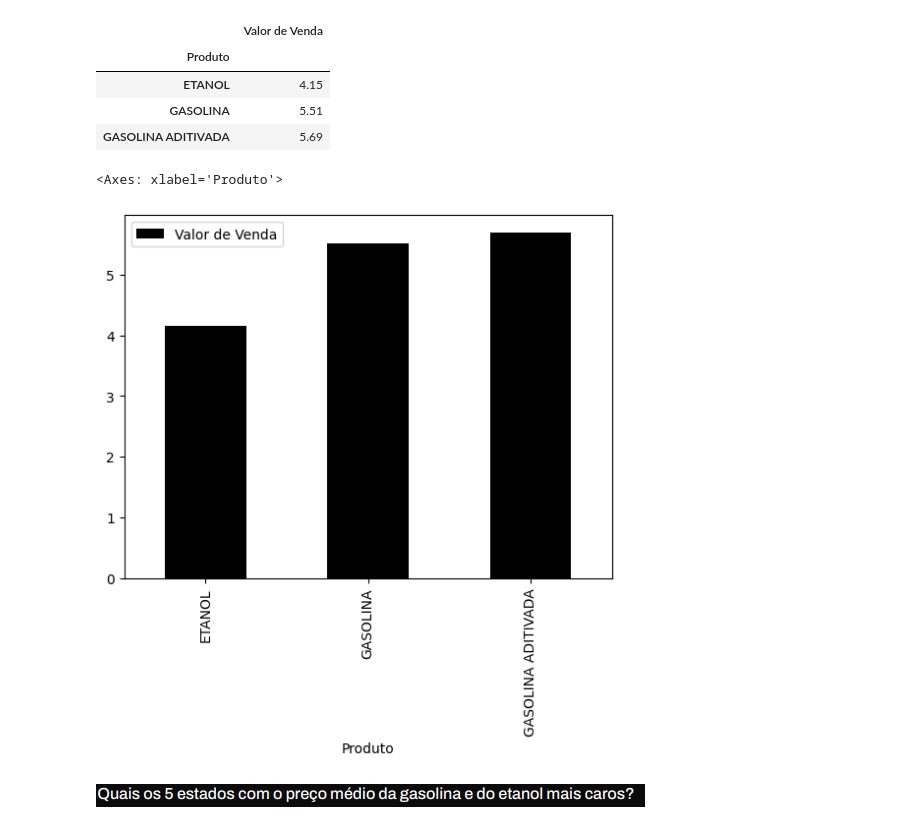
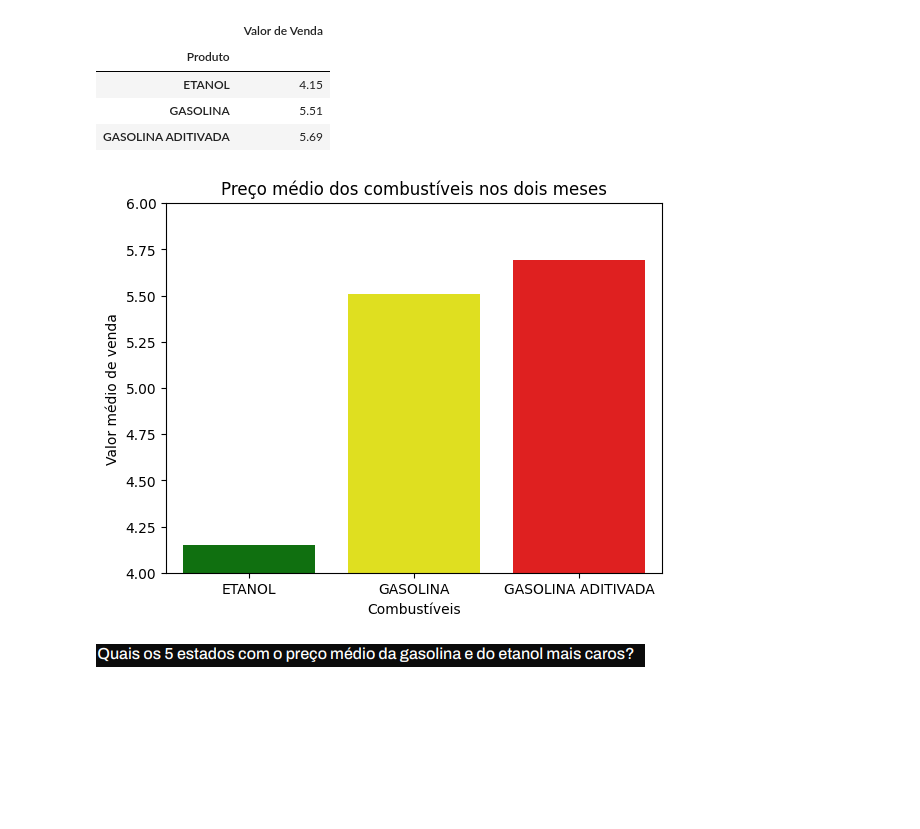
Before and after one commit to CassioRibeiro/PGM4, a Jupyter notebook: PGM4.ipynb, the cells around one changed output. Saved outputs shown, nothing was run; the diff lists cells and outputs as text; code cells hidden in the pictures; blank space fills up the shorter version.

Commit message:
Gráficos adicionados e as 4 ultimas querys feitas

```diff
--- a/PGM4.ipynb
+++ b/PGM4.ipynb
@@ -162,11 +155,22 @@ preco_medio
 | ETANOL | 4.15 |
 | GASOLINA | 5.51 |
 | GASOLINA ADITIVADA | 5.69 |
-# %%
-preco_medio.plot.bar(color = 'black')
-# %% [output]
-<Axes: xlabel='Produto'>
-[figure, removed]
+# %%
+# Dicionário para atrabuir uma cor para cada tipo de combustível
+cores_combustiveis = {'ETANOL': 'green',
+         'GASOLINA': 'yellow',
+         'GASOLINA ADITIVADA': 'red'}
+# %%
+# Gráfico pare representar o preço médio nesses dois meses
+plt.figure()
+sns.barplot(x= preco_medio.index, y=preco_medio['Valor de Venda'], palette=cores_combustiveis)
+plt.ylim(4,6)
+plt.title('Preço médio dos combustíveis nos dois meses')
+plt.xlabel('Combustíveis')
+plt.ylabel('Valor médio de venda')
+plt.show()
+# %% [output]
+[figure, added]
 # %% [markdown]
 ![image.png](embedded-picture-1)
 # %% [markdown]
```
Also changed, not shown: parts of 69 cells of this notebook.
